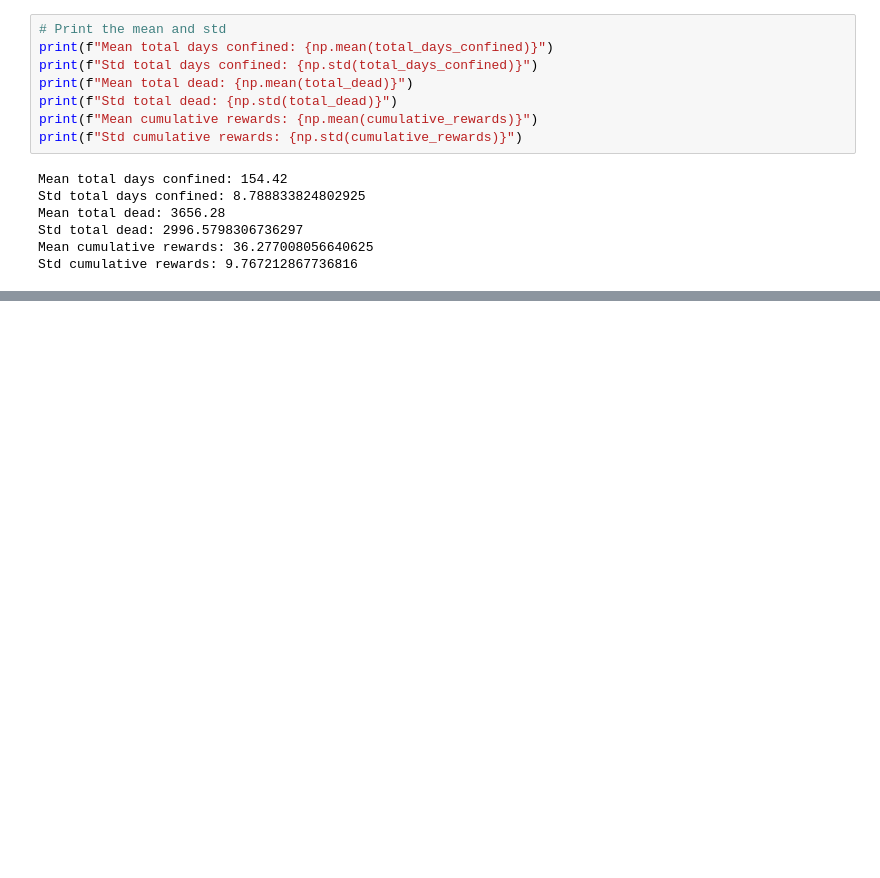
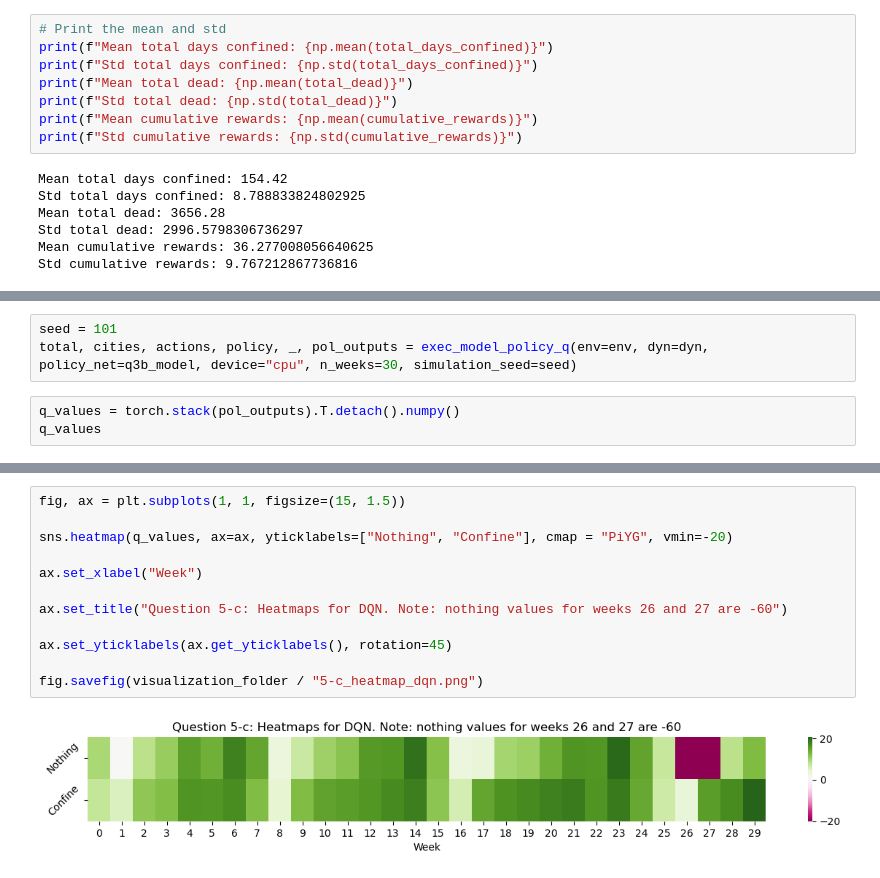
Before and after one commit to mohahf19/ANNRL-2023, a Jupyter notebook: notebooks/figures_3.ipynb, the cells around one changed output, grey strips where cells are left out. Drawn from its saved outputs; the diff is of its cells as text; blank space fills up the shorter version.

Commit message:
added heatmaps for 5c

```diff
--- a/notebooks/figures_3.ipynb
+++ b/notebooks/figures_3.ipynb
@@ -326,0 +360,6 @@ Std cumulative rewards: 9.767212867736816
+# %%
+seed = 101
+total, cities, actions, policy, _, pol_outputs = exec_model_policy_q(env=env, dyn=dyn, policy_net=q3b_model, device="cpu", n_weeks=30, simulation_seed=seed)
+# %%
+q_values = torch.stack(pol_outputs).T.detach().numpy()
+q_values
@@ -326,0 +383,14 @@ Std cumulative rewards: 9.767212867736816
+# %%
+fig, ax = plt.subplots(1, 1, figsize=(15, 1.5))
+
+sns.heatmap(q_values, ax=ax, yticklabels=["Nothing", "Confine"], cmap = "PiYG", vmin=-20)
+
+ax.set_xlabel("Week")
+
+ax.set_title("Question 5-c: Heatmaps for DQN. Note: nothing values for weeks 26 and 27 are -60")
+
+ax.set_yticklabels(ax.get_yticklabels(), rotation=45)
+
+fig.savefig(visualization_folder / "5-c_heatmap_dqn.png")
+# %% [output]
+[figure, added]
```
Also changed, not shown: parts of 5 cells of this notebook, 5 other files.
